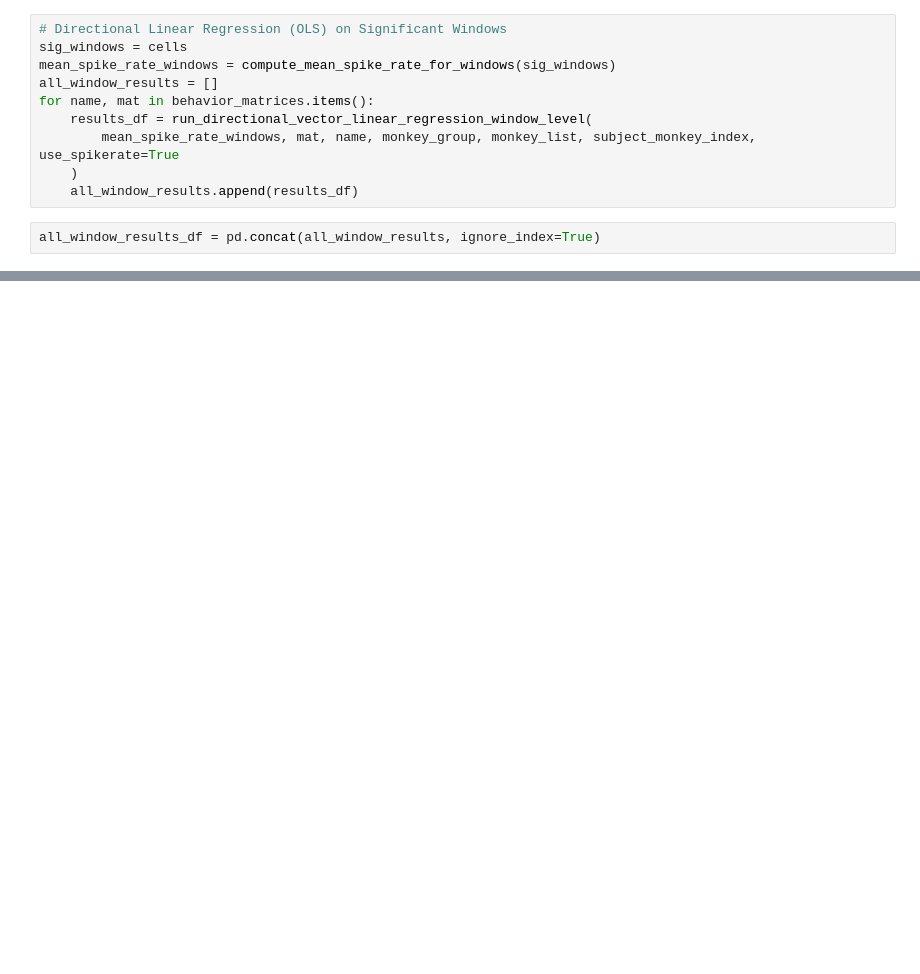
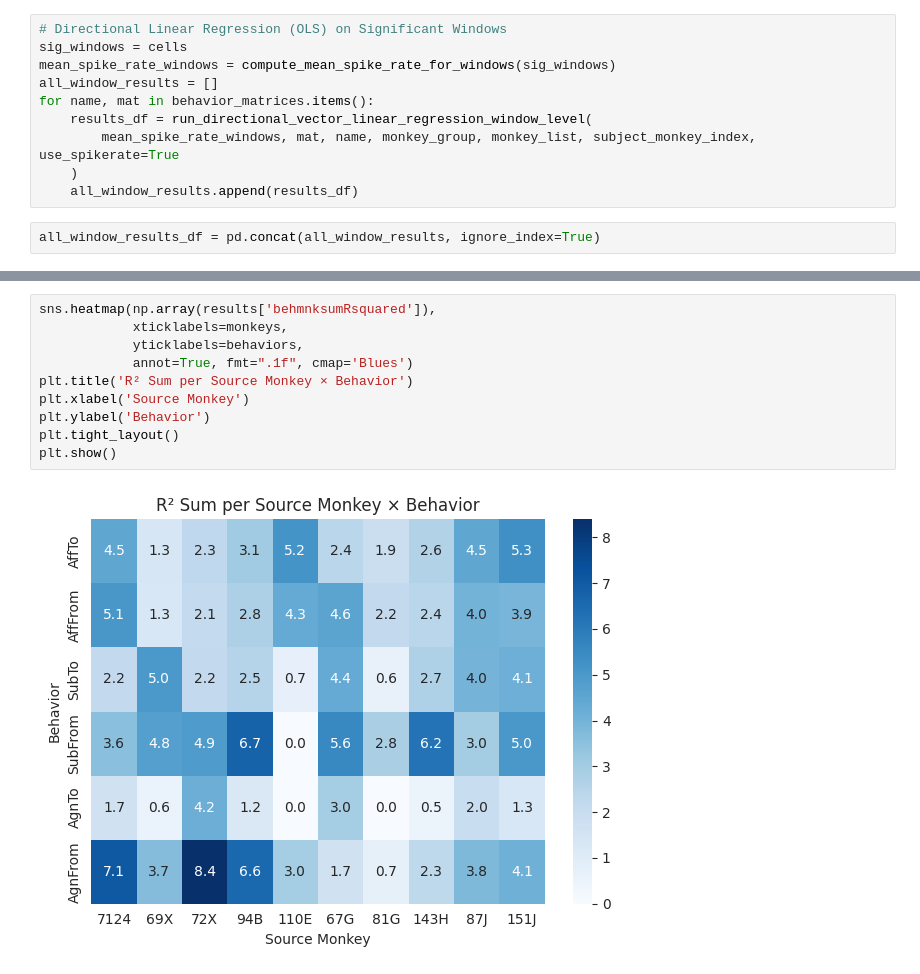
Before and after one commit to EdConnorLab/Julie, a Jupyter notebook: src/linear_regression_by_ed/for_vss_poster.ipynb, the cells around one changed output, grey strips where cells are left out. Saved outputs shown, nothing was run; the diff lists cells and outputs as text; blank space fills up the shorter version.

```diff
--- a/src/linear_regression_by_ed/for_vss_poster.ipynb
+++ b/src/linear_regression_by_ed/for_vss_poster.ipynb
@@ -86,0 +285,12 @@ mean_spike_rate = compute_mean_spike_rate_for_windows(filtered_df)
+# %%
+sns.heatmap(np.array(results['behmnksumRsquared']),
+            xticklabels=monkeys,
+            yticklabels=behaviors,
+            annot=True, fmt=".1f", cmap='Blues')
+plt.title('R² Sum per Source Monkey × Behavior')
+plt.xlabel('Source Monkey')
+plt.ylabel('Behavior')
+plt.tight_layout()
+plt.show()
+# %% [output]
+[figure, added]
```
Also changed, not shown: parts of 17 cells of this notebook.
